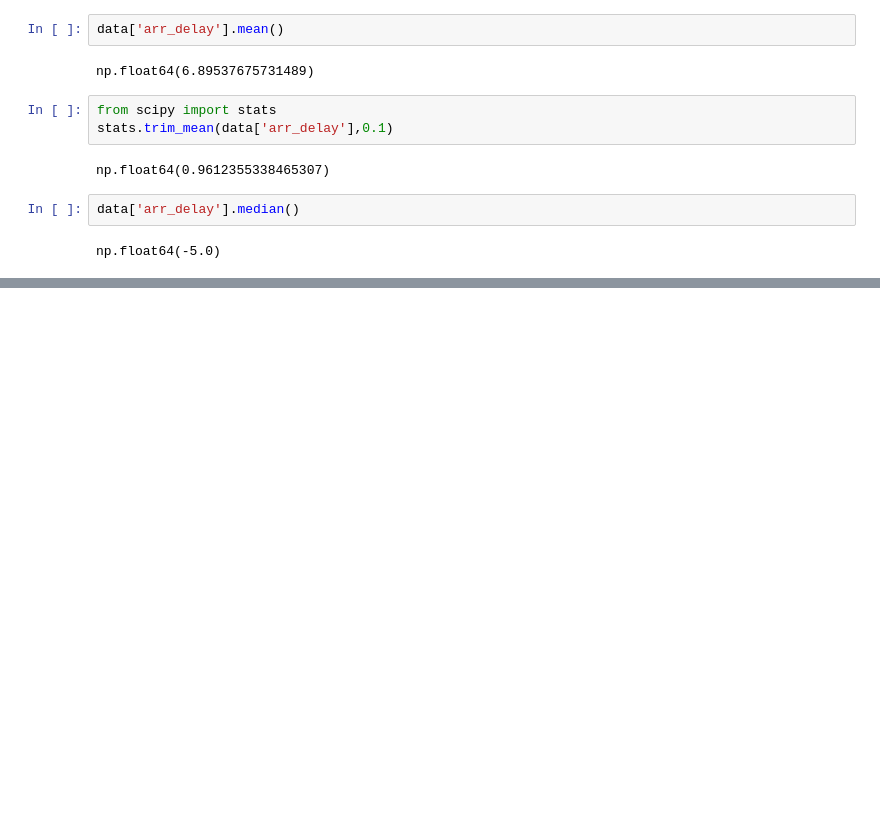
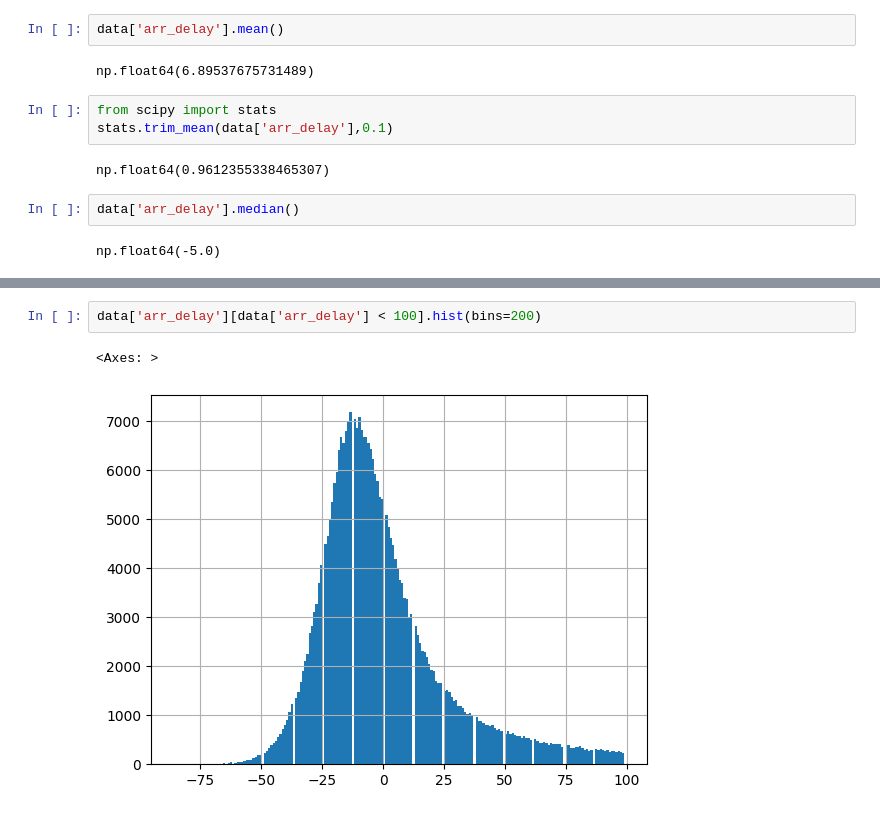
Before and after one commit to najibifar/Data_Analysis, a Jupyter notebook: StatsBasic/Flights.ipynb, the cells around one changed output, grey strips where cells are left out. Saved outputs shown, nothing was run; the diff lists cells and outputs as text; blank space fills up the shorter version.

```diff
--- a/StatsBasic/Flights.ipynb
+++ b/StatsBasic/Flights.ipynb
@@ -26,0 +45,5 @@ np.float64(-5.0)
+# %%
+data['arr_delay'][data['arr_delay'] < 100].hist(bins=200)
+# %% [output]
+<Axes: >
+[figure, added]
```
Also changed, not shown: parts of 11 cells of this notebook.
